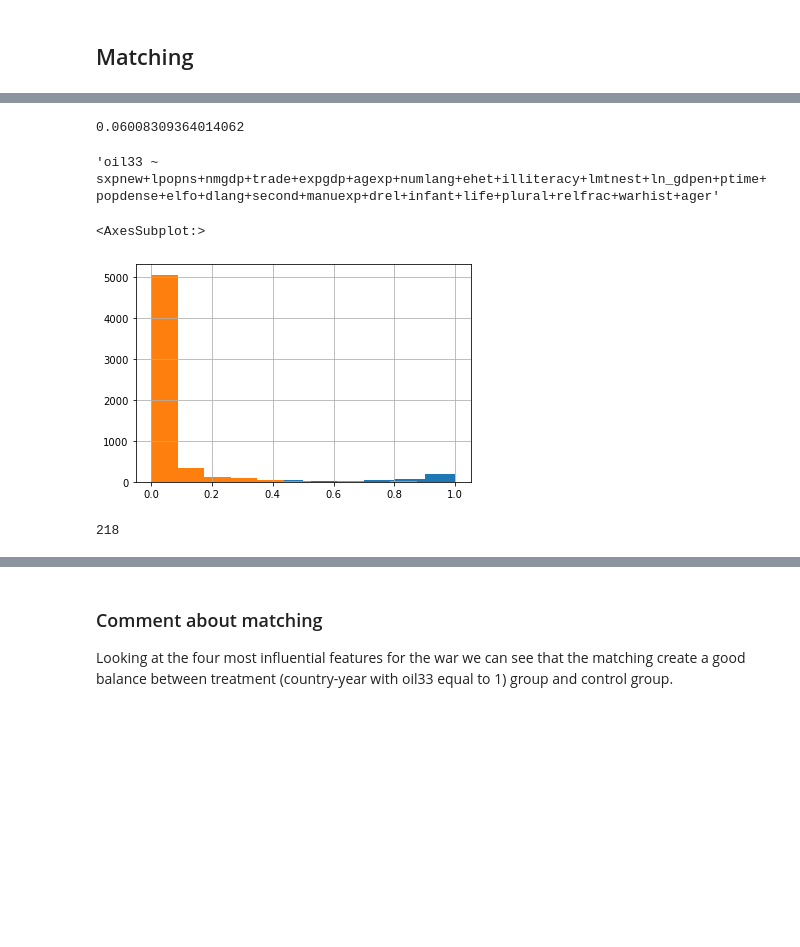
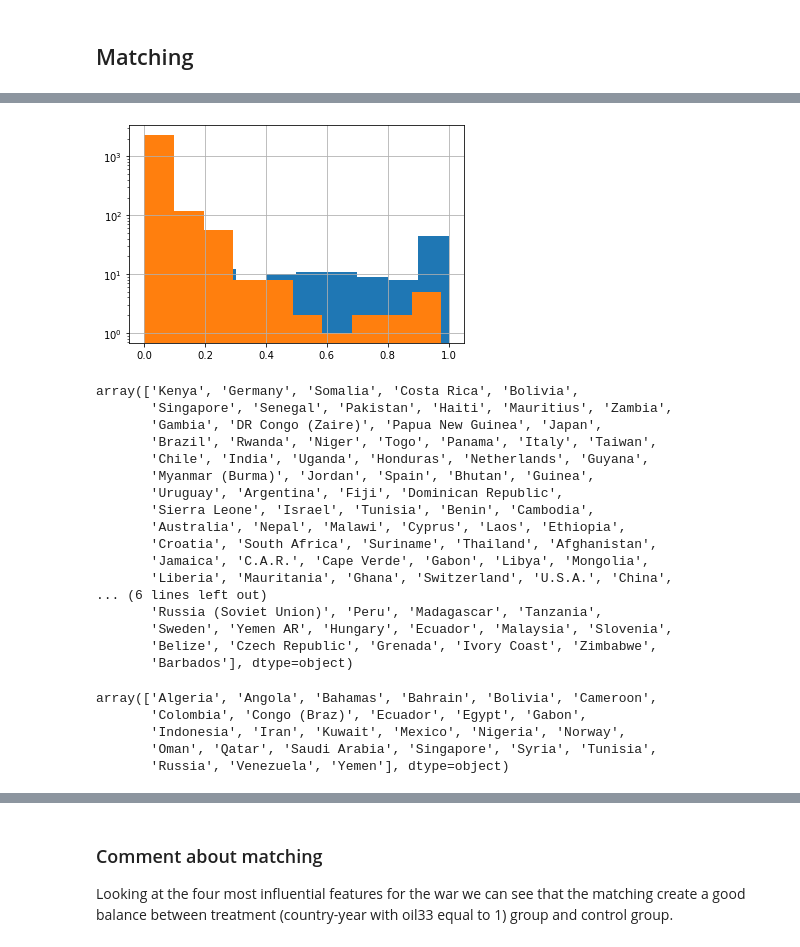
Before and after one commit to epfl-ada/ada-2020-project-milestone-p3-p3_limonada, a Jupyter notebook: creative_extension.ipynb, the cells around one changed output, grey strips where cells are left out. Cells and saved outputs as stored; diff of their text form; code cells hidden in the pictures; blank space fills up the shorter version.

Commit message:
gini plots

```diff
--- a/creative_extension.ipynb
+++ b/creative_extension.ipynb
@@ -47,4 +50,5 @@ ucdp_prio_data.head()
 | 4 | 11343 | Egypt, Israel | Government of Egypt | 117 | NaN | Government of Israel | 121 | NaN | ... |
 5 rows × 28 columns
 # %%
-ged_201 = pd.read_csv(GED_201, compression='zip')
+ged_201 = pd.read_csv(GED_201)
+ged_201.columns
@@ -1040,7 +1057,7 @@ list(reversed(sorted(list(zip(rf_best.feature_importances_, x_train.columns)))))
 # %%
 rf_notest = RandomForestClassifier()
 rf_notest.fit(x_df_no_gini, y_df_no_gini)
-top_N = 25
+top_N = 10
 top_no_gini = [x[1] for x in
                reversed(sorted(zip(rf_notest.feature_importances_, x_df_no_gini.columns), key = lambda x : x[0]))][:top_N]
 top_no_gini
@@ -1197,11 +1202,3 @@ plt.hist(pred_no_gini)
-# %%
-len(pred_no_gini[pred_no_gini > 0.5])/len(pred_no_gini)
-# %% [output]
-0.06008309364014062
-# %%
-'oil33 ~ ' + '+'.join(top_no_gini_no_fuelexp)
-# %% [output]
-'oil33 ~ sxpnew+lpopns+nmgdp+trade+expgdp+agexp+numlang+ehet+illiteracy+lmtnest+ln_gdpen+ptime+popdense+elfo+dlang+second+manuexp+drel+infant+life+plural+relfrac+warhist+ager'
 # %%
 # Defining epsilon
 eps=0.1
@@ -1246,14 +1243,10 @@ def match_treatment_control(treatment_df, control_df, eps=0.05):
 
     return matching
 # %%
-treatment_df['propensity_score'].hist()
-control_df['propensity_score'].hist()
+treatment_df['propensity_score'].hist().set_yscale('log')
+control_df['propensity_score'].hist().set_yscale('log')
+plt.show()
 # %% [output]
-<AxesSubplot:>
-[figure, old version]
+[figure, new version]
 # %%
 match_no_gini= match_treatment_control(treatment_df, control_df, eps=0.05)
-# %%
-len(match_no_gini)
-# %% [output]
-218
@@ -1260,3 +1256,31 @@ len(match_no_gini)
+# %%
+joined.loc[pair_control.index]["country"].unique()
+# %% [output]
+array(['Kenya', 'Germany', 'Somalia', 'Costa Rica', 'Bolivia',
+       'Singapore', 'Senegal', 'Pakistan', 'Haiti', 'Mauritius', 'Zambia',
+       'Gambia', 'DR Congo (Zaire)', 'Papua New Guinea', 'Japan',
+       'Brazil', 'Rwanda', 'Niger', 'Togo', 'Panama', 'Italy', 'Taiwan',
+       'Chile', 'India', 'Uganda', 'Honduras', 'Netherlands', 'Guyana',
+       'Myanmar (Burma)', 'Jordan', 'Spain', 'Bhutan', 'Guinea',
+       'Uruguay', 'Argentina', 'Fiji', 'Dominican Republic',
+       'Sierra Leone', 'Israel', 'Tunisia', 'Benin', 'Cambodia',
+       'Australia', 'Nepal', 'Malawi', 'Cyprus', 'Laos', 'Ethiopia',
+       'Croatia', 'South Africa', 'Suriname', 'Thailand', 'Afghanistan',
+       'Jamaica', 'C.A.R.', 'Cape Verde', 'Gabon', 'Libya', 'Mongolia',
+       'Liberia', 'Mauritania', 'Ghana', 'Switzerland', 'U.S.A.', 'China',
+... (6 lines left out)
+       'Russia (Soviet Union)', 'Peru', 'Madagascar', 'Tanzania',
+       'Sweden', 'Yemen AR', 'Hungary', 'Ecuador', 'Malaysia', 'Slovenia',
+       'Belize', 'Czech Republic', 'Grenada', 'Ivory Coast', 'Zimbabwe',
+       'Barbados'], dtype=object)
+# %%
+joined.loc[pair_treatment.index]["country"].unique()
+# %% [output]
+array(['Algeria', 'Angola', 'Bahamas', 'Bahrain', 'Bolivia', 'Cameroon',
+       'Colombia', 'Congo (Braz)', 'Ecuador', 'Egypt', 'Gabon',
+       'Indonesia', 'Iran', 'Kuwait', 'Mexico', 'Nigeria', 'Norway',
+       'Oman', 'Qatar', 'Saudi Arabia', 'Singapore', 'Syria', 'Tunisia',
+       'Russia', 'Venezuela', 'Yemen'], dtype=object)
 # %%
 import seaborn as sns
 #import matplotlib.pyplot as plt
```
Also changed, not shown: parts of 43 cells of this notebook, 1 other file.
